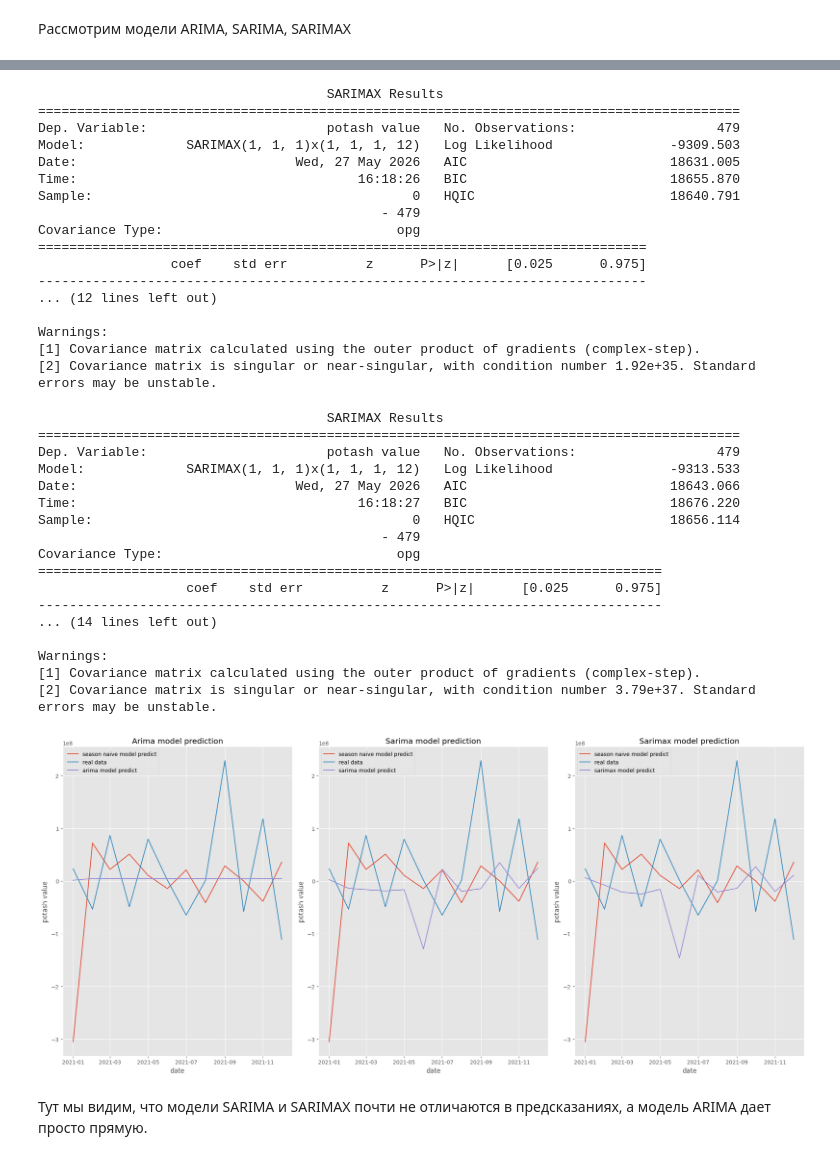
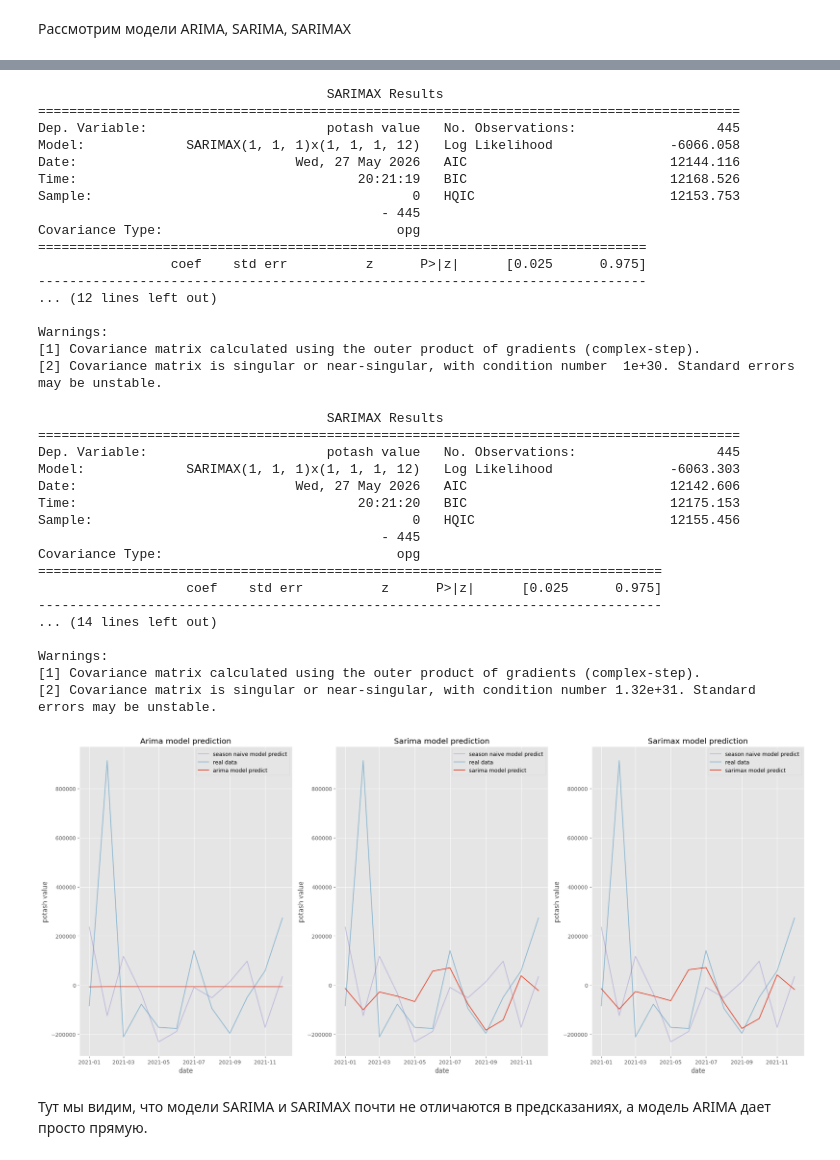
Before and after one commit to vitiatia/Sience_studio_project, a Jupyter notebook: Научка_финальный_проект_Потасик.ipynb, the cells around one changed output, grey strips where cells are left out. Cells and saved outputs as stored; diff of their text form; code cells hidden in the pictures.

```diff
--- a/Научка_финальный_проект_Потасик.ipynb
+++ b/Научка_финальный_проект_Потасик.ipynb
@@ -392,7 +392,7 @@ def load_un_comtrade(periods: list, hs_code: str):
             reporterCode="643",
             cmdCode=f"{hs_code}",
             flowCode="X",
-            partnerCode="0",
+            partnerCode="398",
             partner2Code=None,
             customsCode=None,
             motCode=None,
@@ -1094,7 +1094,7 @@ df_comtarade = df_potash_comtrade.copy().loc[:, ['period', 'primaryValue']].rena
         .merge(right=df_tomato_comtrade.copy().loc[:, ['period', 'primaryValue']].rename(columns={'primaryValue': 'tomato value'}), on='period', how='left')\
             .rename(columns={'period': 'date'})
 df_comtarade['date'] = pd.to_datetime(df_comtarade['date'], format='%Y%m')
-df_comtarade = df_comtarade.set_index('date').sort_index(ascending=True)
+df_comtarade = df_comtarade.set_index('date').sort_index(ascending=True).fillna(0)
 # %% [markdown]
 Построим несколько обзорных графиков
 # %%
@@ -1282,12 +1282,12 @@ print(sarima_res.summary())
 # %% [output]
                                      SARIMAX Results
 ==========================================================================================
-Dep. Variable:                       potash value   No. Observations:                  479
-Model:             SARIMAX(1, 1, 1)x(1, 1, 1, 12)   Log Likelihood               -9309.503
-Date:                            Wed, 27 May 2026   AIC                          18631.005
-Time:                                    16:18:26   BIC                          18655.870
-Sample:                                         0   HQIC                         18640.791
-                                            - 479
+Dep. Variable:                       potash value   No. Observations:                  445
+Model:             SARIMAX(1, 1, 1)x(1, 1, 1, 12)   Log Likelihood               -6066.058
+Date:                            Wed, 27 May 2026   AIC                          12144.116
+Time:                                    20:21:19   BIC                          12168.526
+Sample:                                         0   HQIC                         12153.753
+                                            - 445
 Covariance Type:                              opg
 ==============================================================================
                  coef    std err          z      P>|z|      [0.025      0.975]
@@ -1296,19 +1296,19 @@ Covariance Type:                              opg
 
 Warnings:
 [1] Covariance matrix calculated using the outer product of gradients (complex-step).
-[2] Covariance matrix is singular or near-singular, with condition number 1.92e+35. Standard errors may be unstable.
+[2] Covariance matrix is singular or near-singular, with condition number  1e+30. Standard errors may be unstable.
 # %%
 sarimax_res = sarimax_model.fit()
 print(sarimax_res.summary())
 # %% [output]
                                      SARIMAX Results
 ==========================================================================================
-Dep. Variable:                       potash value   No. Observations:                  479
-Model:             SARIMAX(1, 1, 1)x(1, 1, 1, 12)   Log Likelihood               -9313.533
-Date:                            Wed, 27 May 2026   AIC                          18643.066
-Time:                                    16:18:27   BIC                          18676.220
-Sample:                                         0   HQIC                         18656.114
-                                            - 479
+Dep. Variable:                       potash value   No. Observations:                  445
+Model:             SARIMAX(1, 1, 1)x(1, 1, 1, 12)   Log Likelihood               -6063.303
+Date:                            Wed, 27 May 2026   AIC                          12142.606
+Time:                                    20:21:20   BIC                          12175.153
+Sample:                                         0   HQIC                         12155.456
+                                            - 445
 Covariance Type:                              opg
 ================================================================================
                    coef    std err          z      P>|z|      [0.025      0.975]
@@ -1317,42 +1317,44 @@ Covariance Type:                              opg
 
 Warnings:
 [1] Covariance matrix calculated using the outer product of gradients (complex-step).
-[2] Covariance matrix is singular or near-singular, with condition number 3.79e+37. Standard errors may be unstable.
+[2] Covariance matrix is singular or near-singular, with condition number 1.32e+31. Standard errors may be unstable.
 # %%
+alpha=0.5
+
 df_train, df_test = df_potash_time.iloc[:-12], df_potash_time.iloc[-12:]
 exog_train, exog_test = exog.iloc[:-12], exog.iloc[-12:]
 
 arima_model = SARIMAX(endog=df_train['potash value'], order=(1, 1, 1), trend='c')
 sarima_model = SARIMAX(endog=df_train['potash value'], order=(1, 1, 1), seasonal_order=(1, 1, 1, 12), trend='c')
 sarimax_model = SARIMAX(endog=df_train['potash value'], exog=exog_train, order=(1, 1, 1), seasonal_order=(1, 1, 1, 12), trend='c')
 
 arima_predict = arima_model.fit().get_forecast(steps=len(df_test)).predicted_mean
 sarima_predict = sarima_model.fit().get_forecast(steps=len(df_test)).predicted_mean
 sarimax_predict = sarimax_model.fit().get_forecast(steps=len(df_test), exog=exog_test).predicted_mean
 
 naive_model_predict = df_train.iloc[-12:]
 
 fig, ax = plt.subplots(nrows=1, ncols=3, figsize=(20, 9))
 
-sns.lineplot(ax=ax[0], x=df_test.index, y=naive_model_predict['potash value'], color='C0', label='season naive model predict')
-sns.lineplot(ax=ax[0], x=df_test.index, y=df_test['potash value'], color='C1', label='real data')
-sns.lineplot(ax=ax[0], x=df_test.index, y=arima_predict, color='C2', label='arima model predict')
+sns.lineplot(ax=ax[0], x=df_test.index, y=naive_model_predict['potash value'], color='C2', label='season naive model predict', alpha=alpha)
+sns.lineplot(ax=ax[0], x=df_test.index, y=df_test['potash value'], color='C1', label='real data', alpha=alpha)
+sns.lineplot(ax=ax[0], x=df_test.index, y=arima_predict, color='C0', label='arima model predict')
 ax[0].set_title('Arima model prediction')
 
-sns.lineplot(ax=ax[1], x=df_test.index, y=naive_model_predict['potash value'], color='C0', label='season naive model predict')
-sns.lineplot(ax=ax[1], x=df_test.index, y=df_test['potash value'], color='C1', label='real data')
-sns.lineplot(ax=ax[1], x=df_test.index, y=sarima_predict, color='C2', label='sarima model predict')
+sns.lineplot(ax=ax[1], x=df_test.index, y=naive_model_predict['potash value'], color='C2', label='season naive model predict', alpha=alpha)
+sns.lineplot(ax=ax[1], x=df_test.index, y=df_test['potash value'], color='C1', label='real data', alpha=alpha)
+sns.lineplot(ax=ax[1], x=df_test.index, y=sarima_predict, color='C0', label='sarima model predict')
 ax[1].set_title('Sarima model prediction')
 
-sns.lineplot(ax=ax[2], x=df_test.index, y=naive_model_predict['potash value'], color='C0', label='season naive model predict')
-sns.lineplot(ax=ax[2], x=df_test.index, y=df_test['potash value'], color='C1', label='real data')
-sns.lineplot(ax=ax[2], x=df_test.index, y=sarimax_predict, color='C2', label='sarimax model predict')
+sns.lineplot(ax=ax[2], x=df_test.index, y=naive_model_predict['potash value'], color='C2', label='season naive model predict', alpha=alpha)
+sns.lineplot(ax=ax[2], x=df_test.index, y=df_test['potash value'], color='C1', label='real data', alpha=alpha)
+sns.lineplot(ax=ax[2], x=df_test.index, y=sarimax_predict, color='C0', label='sarimax model predict')
 ax[2].set_title('Sarimax model prediction')
 
 plt.tight_layout()
 plt.show()
 # %% [output]
-[figure, old version]
+[figure, new version]
 # %% [markdown]
 Тут мы видим, что модели SARIMA и SARIMAX почти не отличаются в предсказаниях, а модель ARIMA дает просто прямую.
 # %%
```
Also changed, not shown: parts of 23 cells of this notebook.
